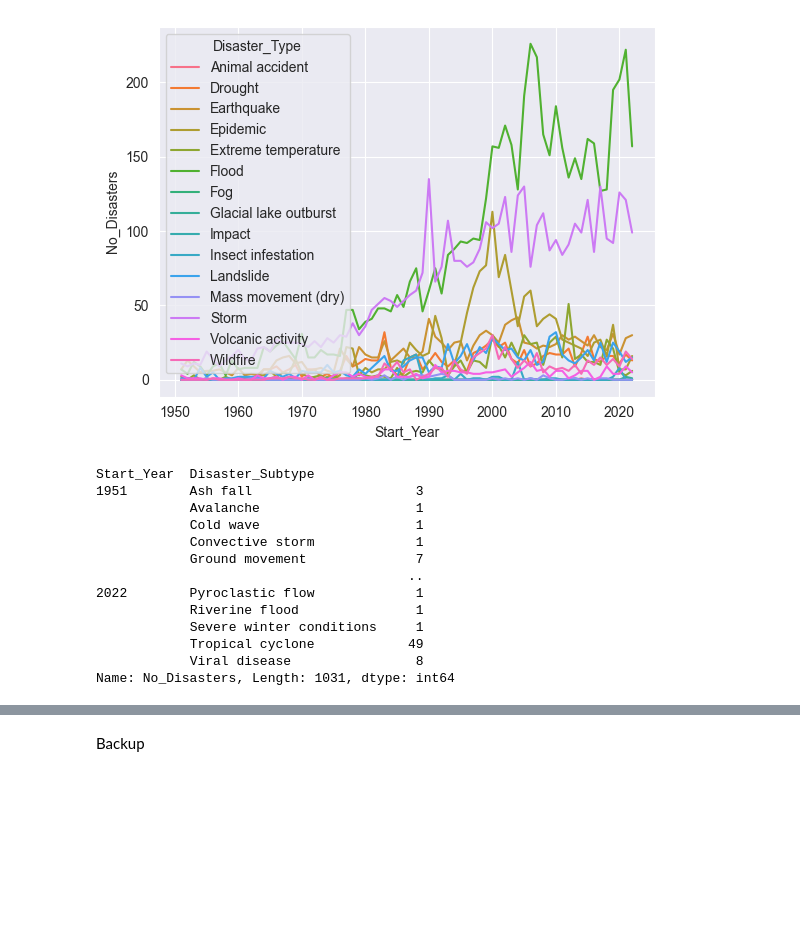
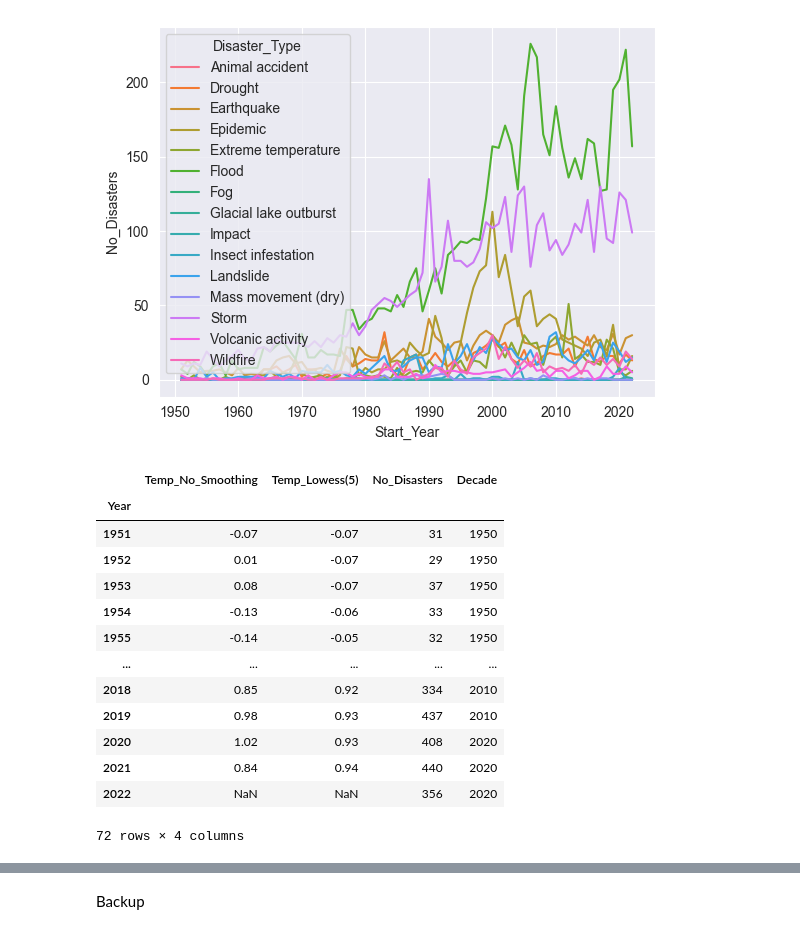
Before and after one commit to r-Files/DOPP, a Jupyter notebook: jupyter_notebooks/lab_question_c.ipynb, the cells around one changed output, grey strips where cells are left out. Cells and saved outputs as stored; diff of their text form; code cells hidden in the pictures; blank space fills up the shorter version.

```diff
--- a/jupyter_notebooks/lab_question_c.ipynb
+++ b/jupyter_notebooks/lab_question_c.ipynb
@@ -201,19 +218,22 @@ sns.lineplot(data=get_yearly_disaster_count("Disaster_Type").reset_index(),
 # %% [output]
 <AxesSubplot: xlabel='Start_Year', ylabel='No_Disasters'>
 [figure]
-# %%
-get_yearly_disaster_count(secondary_index="Disaster_Subtype", include_zero=False)
-# %% [output]
-Start_Year  Disaster_Subtype
-1951        Ash fall                     3
-            Avalanche                    1
-            Cold wave                    1
-            Convective storm             1
-            Ground movement              7
-                                        ..
-2022        Pyroclastic flow             1
-            Riverine flood               1
-            Severe winter conditions     1
-            Tropical cyclone            49
-            Viral disease                8
-Name: No_Disasters, Length: 1031, dtype: int64
+# %%
+yearly_temp_disasters = pd.concat((yearly_global_temp, get_yearly_disaster_count(include_zero=True)), axis="columns").rename_axis("Year")
+yearly_temp_disasters["Decade"] = yearly_temp_disasters.index//10*10
+yearly_temp_disasters
+# %% [output]
+|  | Temp_No_Smoothing | Temp_Lowess(5) | No_Disasters | Decade |
+| Year |  |  |  |  |
+| 1951 | -0.07 | -0.07 | 31 | 1950 |
+| 1952 | 0.01 | -0.07 | 29 | 1950 |
+| 1953 | 0.08 | -0.07 | 37 | 1950 |
+| 1954 | -0.13 | -0.06 | 33 | 1950 |
+| 1955 | -0.14 | -0.05 | 32 | 1950 |
+| ... | ... | ... | ... | ... |
+| 2018 | 0.85 | 0.92 | 334 | 2010 |
+| 2019 | 0.98 | 0.93 | 437 | 2010 |
+| 2020 | 1.02 | 0.93 | 408 | 2020 |
+| 2021 | 0.84 | 0.94 | 440 | 2020 |
+| 2022 | NaN | NaN | 356 | 2020 |
+72 rows × 4 columns
```
Also changed, not shown: parts of 9 cells of this notebook, 3 other files.
